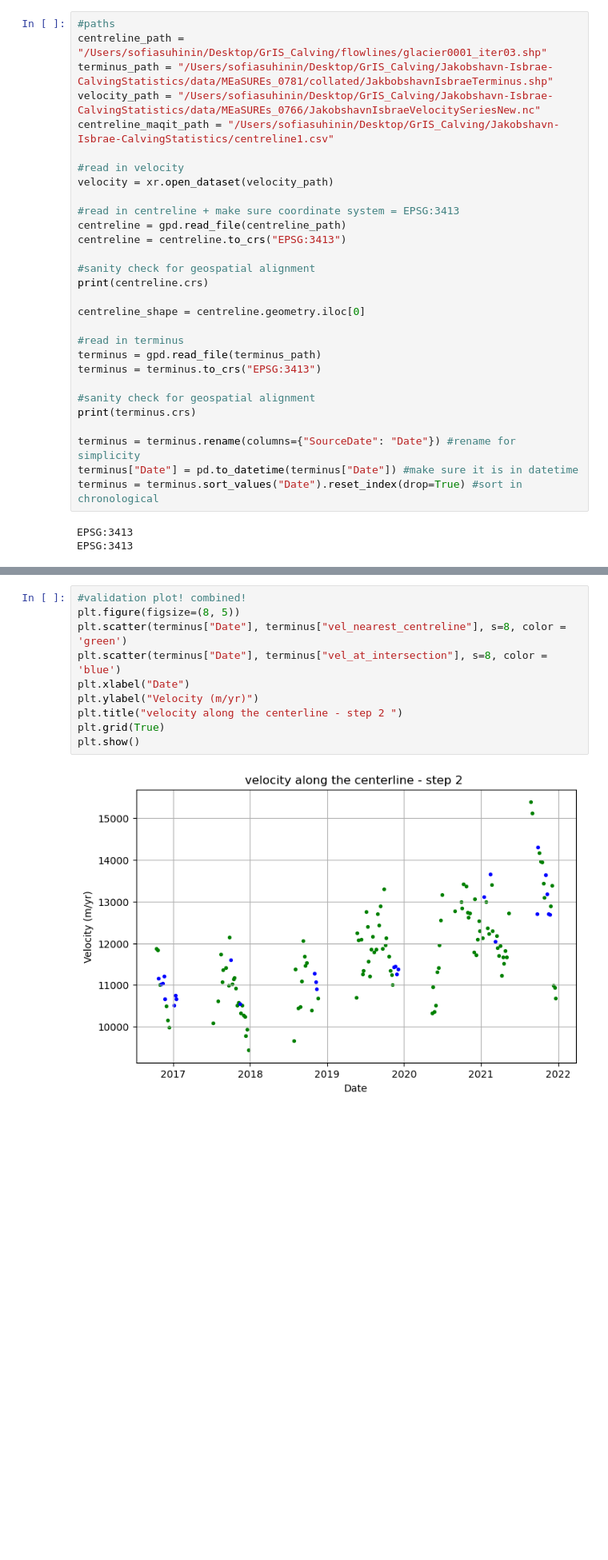
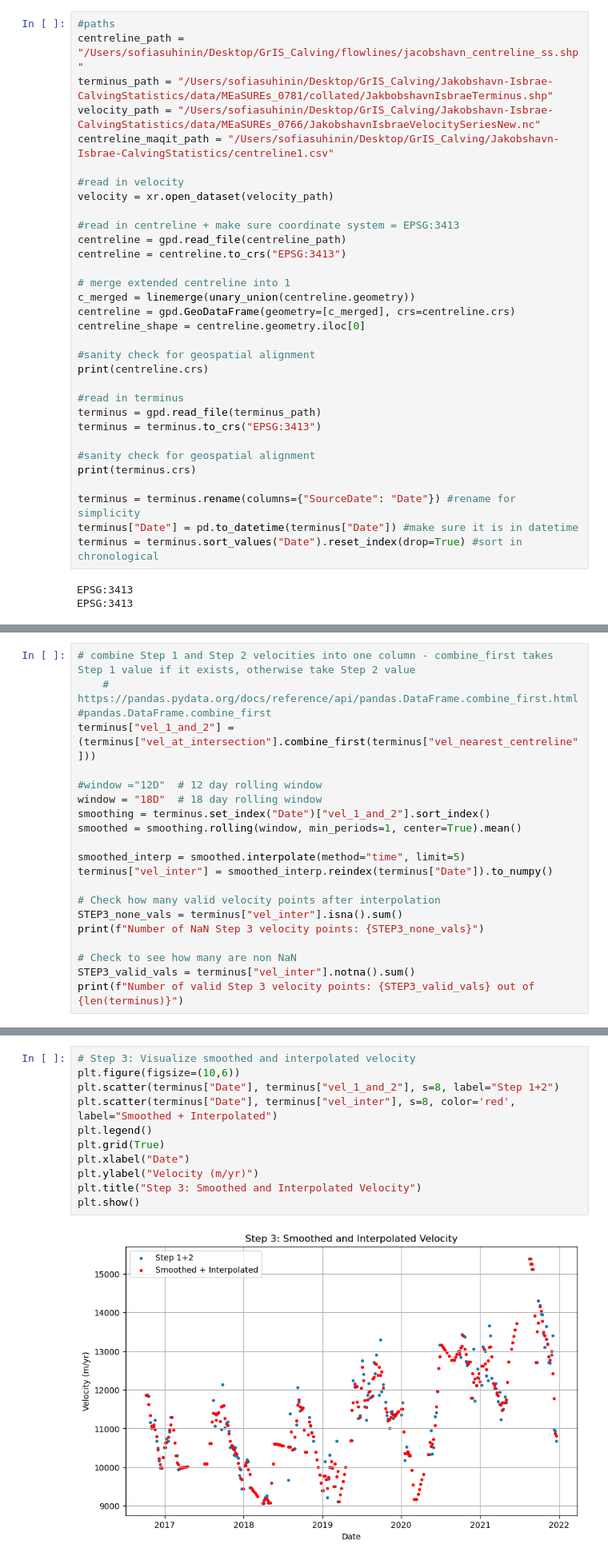
Before and after one commit to sofiasuhinin/Jakobshavn-Isbrae-CalvingStatistics, a Jupyter notebook: calvingseries.ipynb, the cells around one changed output, grey strips where cells are left out. Shown at 80% size. Saved outputs shown, nothing was run; the diff lists cells and outputs as text; blank space fills up the shorter version.

```diff
--- a/calvingseries.ipynb
+++ b/calvingseries.ipynb
@@ -35,7 +29,7 @@ panel.extension()
 [interactive output not drawn]
 # %%
 #paths
-centreline_path = "/Users/sofiasuhinin/Desktop/GrIS_Calving/flowlines/glacier0001_iter03.shp"
+centreline_path = "/Users/sofiasuhinin/Desktop/GrIS_Calving/flowlines/jacobshavn_centreline_ss.shp"
 terminus_path = "/Users/sofiasuhinin/Desktop/GrIS_Calving/Jakobshavn-Isbrae-CalvingStatistics/data/MEaSUREs_0781/collated/JakbobshavnIsbraeTerminus.shp"
 velocity_path = "/Users/sofiasuhinin/Desktop/GrIS_Calving/Jakobshavn-Isbrae-CalvingStatistics/data/MEaSUREs_0766/JakobshavnIsbraeVelocitySeriesNew.nc"
 centreline_maqit_path = "/Users/sofiasuhinin/Desktop/GrIS_Calving/Jakobshavn-Isbrae-CalvingStatistics/centreline1.csv"
@@ -47,10 +41,13 @@ velocity = xr.open_dataset(velocity_path)
 centreline = gpd.read_file(centreline_path)
 centreline = centreline.to_crs("EPSG:3413")
 
+# merge extended centreline into 1
+c_merged = linemerge(unary_union(centreline.geometry))
+centreline = gpd.GeoDataFrame(geometry=[c_merged], crs=centreline.crs)
+centreline_shape = centreline.geometry.iloc[0]
+
 #sanity check for geospatial alignment
 print(centreline.crs)
-
-centreline_shape = centreline.geometry.iloc[0]
 
 #read in terminus
 terminus = gpd.read_file(terminus_path)
@@ -474,0 +487,20 @@ plt.show()
+# %%
+# combine Step 1 and Step 2 velocities into one column - combine_first takes Step 1 value if it exists, otherwise take Step 2 value
+    # https://pandas.pydata.org/docs/reference/api/pandas.DataFrame.combine_first.html#pandas.DataFrame.combine_first
+terminus["vel_1_and_2"] = (terminus["vel_at_intersection"].combine_first(terminus["vel_nearest_centreline"]))
+
+#window ="12D"  # 12 day rolling window
+window = "18D"  # 18 day rolling window
+smoothing = terminus.set_index("Date")["vel_1_and_2"].sort_index()
+smoothed = smoothing.rolling(window, min_periods=1, center=True).mean()
+
+smoothed_interp = smoothed.interpolate(method="time", limit=5)
+terminus["vel_inter"] = smoothed_interp.reindex(terminus["Date"]).to_numpy()
+
+# Check how many valid velocity points after interpolation
+STEP3_none_vals = terminus["vel_inter"].isna().sum()
+print(f"Number of NaN Step 3 velocity points: {STEP3_none_vals}")
+
+# Check to see how many are non NaN
+STEP3_valid_vals = terminus["vel_inter"].notna().sum()
+print(f"Number of valid Step 3 velocity points: {STEP3_valid_vals} out of {len(terminus)}")
@@ -475,12 +510,13 @@ plt.show()
 # %%
-#validation plot! combined!
-plt.figure(figsize=(8, 5))
-plt.scatter(terminus["Date"], terminus["vel_nearest_centreline"], s=8, color = 'green')
-plt.scatter(terminus["Date"], terminus["vel_at_intersection"], s=8, color = 'blue')
+# Step 3: Visualize smoothed and interpolated velocity
+plt.figure(figsize=(10,6))
+plt.scatter(terminus["Date"], terminus["vel_1_and_2"], s=8, label="Step 1+2")
+plt.scatter(terminus["Date"], terminus["vel_inter"], s=8, color='red', label="Smoothed + Interpolated")
+plt.legend()
+plt.grid(True)
 plt.xlabel("Date")
 plt.ylabel("Velocity (m/yr)")
-plt.title("velocity along the centerline - step 2 ")
-plt.grid(True)
+plt.title("Step 3: Smoothed and Interpolated Velocity")
 plt.show()
 # %% [output]
-[figure, old version]
+[figure, new version]
```
Also changed, not shown: parts of 32 cells of this notebook.
